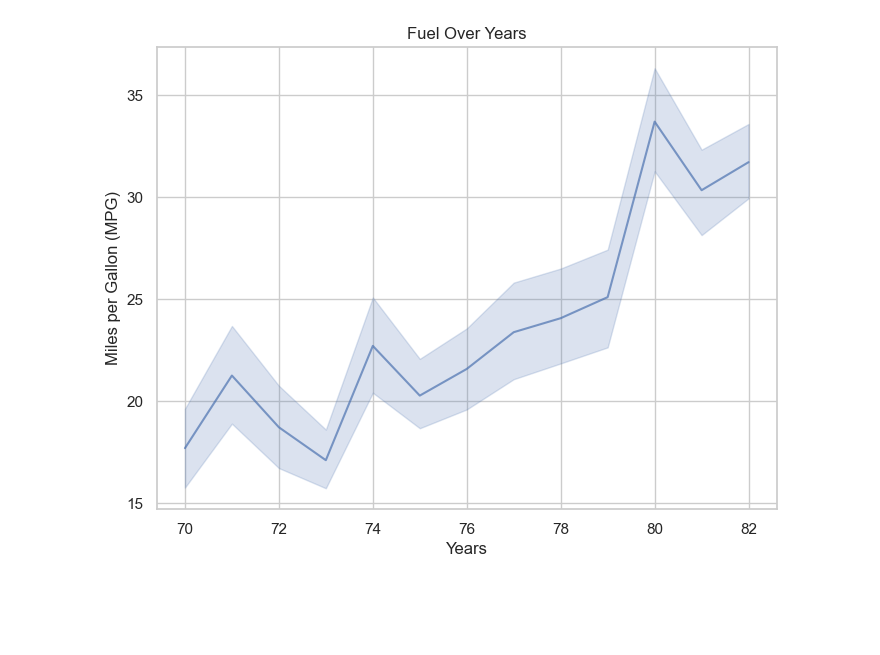
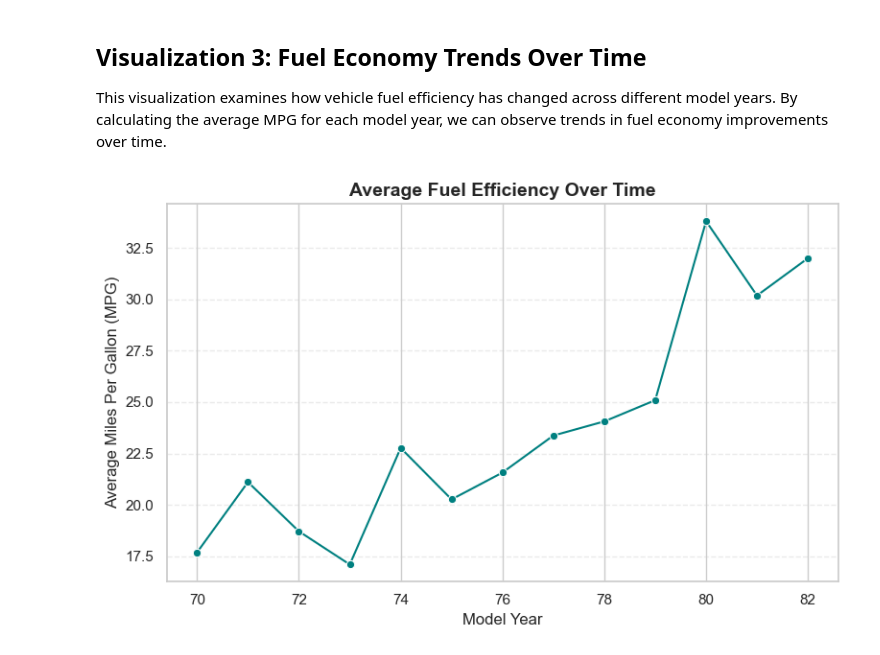
Before and after one commit to MichaelNgCen/vehicle-fuel-efficiency-analysis, a Jupyter notebook: MPG-analysis.ipynb, the cells around one changed output. Cells and saved outputs as stored; diff of their text form; code cells hidden in the pictures; blank space fills up the shorter version.

```diff
--- a/MPG-analysis.ipynb
+++ b/MPG-analysis.ipynb
@@ -21,2 +88,3 @@ mpg
 # %%
-mpg_clean = mpg.dropna(subset=['mpg'])
+mpg_clean = mpg.dropna()
+mpg_clean.isnull().sum()
@@ -25,17 +110,9 @@ visual showing the relationship between horsepower and fuel economy.
 # %%
-sns.set(style="whitegrid")
-
-plt.figure(figsize=(8, 6))
-sns.scatterplot(
-    data=mpg_clean,
-    x="horsepower",
-    y="mpg",
-    alpha=0.7
-)
-
-plt.title("Horsepower vs Fuel Economy")
-plt.xlabel("Horsepower")
-plt.ylabel("Miles per Gallon (MPG)")
-
+plt.figure(figsize=(8,5))
+sns.scatterplot(data=mpg_clean, x="weight", y="mpg")
+plt.title("Vehicle Weight vs Fuel Efficiency")
+plt.xlabel("Vehicle Weight")
+plt.ylabel("Miles Per Gallon (MPG)")
+plt.tight_layout()
 plt.show()
 # %% [output]
@@ -64,18 +154,29 @@ Create a visual showing how fuel economy has changed over time
+# %% [markdown]
+## Visualization 3: Fuel Economy Trends Over Time
+
+This visualization examines how vehicle fuel efficiency has changed across different model years. By calculating the average MPG for each model year, we can observe trends in fuel economy improvements over time.
 # %%
 sns.set(style="whitegrid")
 
-plt.figure(figsize=(8, 6))
+avg_mpg_year = mpg_clean.groupby("model_year")["mpg"].mean().reset_index()
+
+plt.figure(figsize=(8,5))
+
 sns.lineplot(
-    data=mpg_clean,
+    data=avg_mpg_year,
     x="model_year",
     y="mpg",
-    alpha=0.7
+    marker="o",
+    color="teal"
 )
 
-plt.title("Fuel Over Years")
-plt.xlabel("Years")
-plt.ylabel("Miles per Gallon (MPG)")
+plt.title("Average Fuel Efficiency Over Time", fontsize=14, weight="bold")
+plt.xlabel("Model Year")
+plt.ylabel("Average Miles Per Gallon (MPG)")
+
+plt.grid(axis="y", linestyle="--", alpha=0.4)
+plt.tight_layout()
 
 plt.show()
 # %% [output]
-[figure, old version]
+[figure, new version]
```
Also changed, not shown: parts of 31 cells of this notebook.
